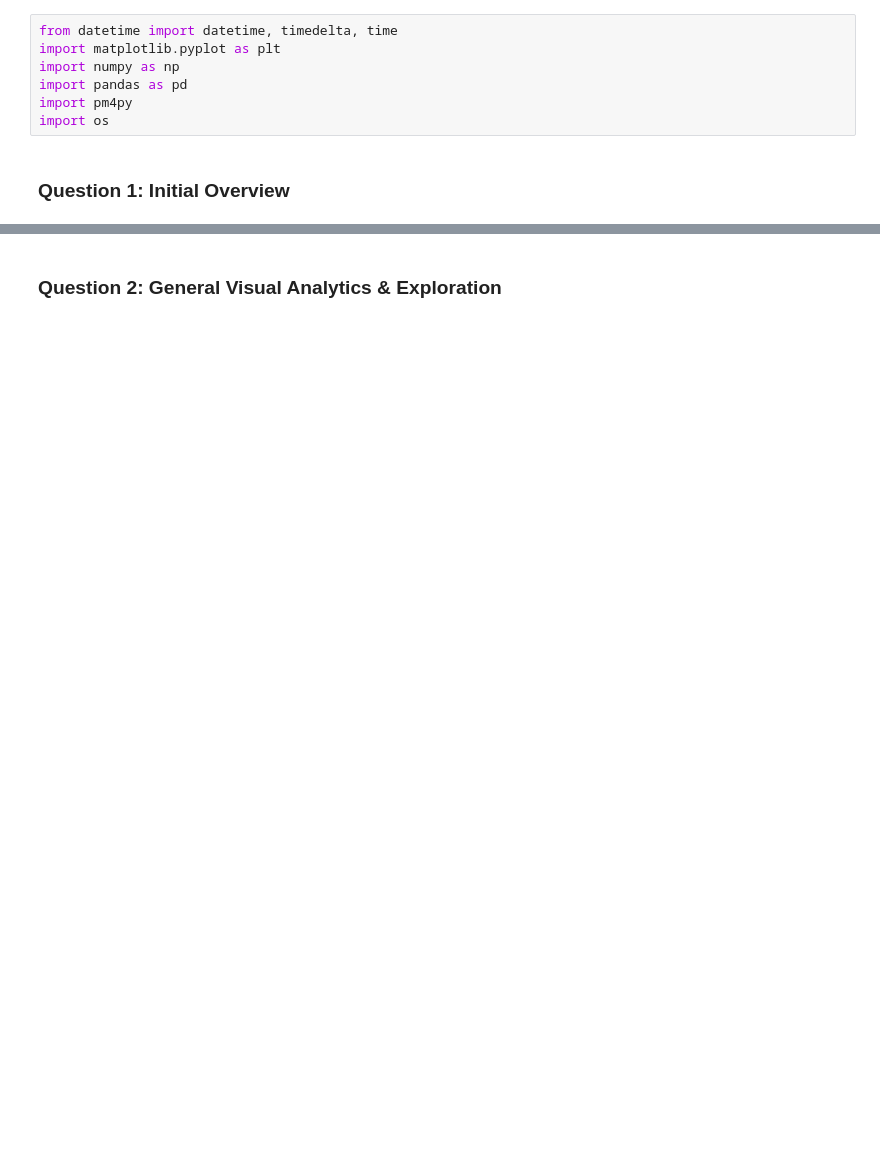
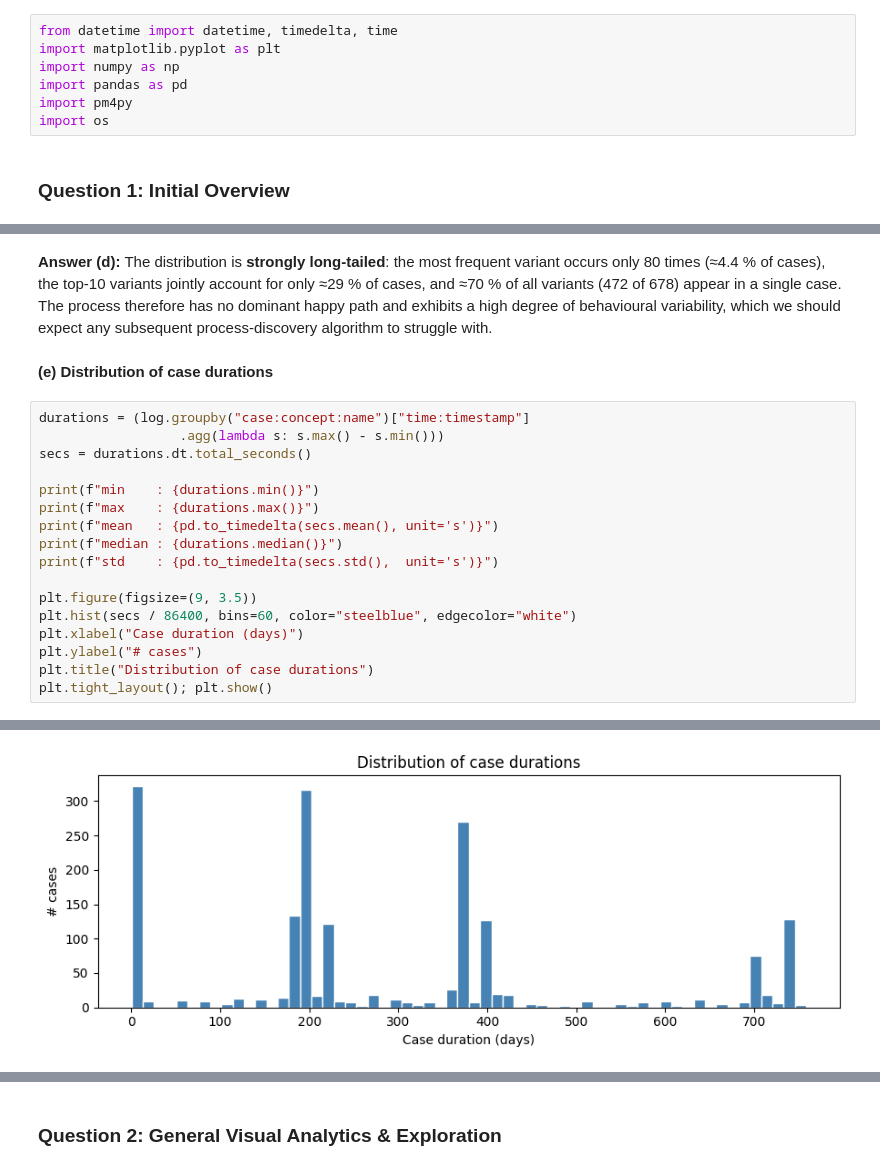
Before and after one commit to y2knz/apwmgroup1, a Jupyter notebook: group_1_notebook.ipynb, the cells around one changed output, grey strips where cells are left out. Cells and saved outputs as stored; diff of their text form; blank space fills up the shorter version.

```diff
--- a/group_1_notebook.ipynb
+++ b/group_1_notebook.ipynb
@@ -9,0 +162,22 @@ import os
+# %% [markdown]
+**Answer (d):** The distribution is **strongly long-tailed**: the most frequent variant occurs only 80 times (≈4.4 % of cases), the top-10 variants jointly account for only ≈29 % of cases, and ≈70 % of all variants (472 of 678) appear in a single case. The process therefore has no dominant happy path and exhibits a high degree of behavioural variability, which we should expect any subsequent process-discovery algorithm to struggle with.
+# %% [markdown]
+**(e) Distribution of case durations**
+# %%
+durations = (log.groupby("case:concept:name")["time:timestamp"]
+                  .agg(lambda s: s.max() - s.min()))
+secs = durations.dt.total_seconds()
+
+print(f"min    : {durations.min()}")
+print(f"max    : {durations.max()}")
+print(f"mean   : {pd.to_timedelta(secs.mean(), unit='s')}")
+print(f"median : {durations.median()}")
+print(f"std    : {pd.to_timedelta(secs.std(),  unit='s')}")
+
+plt.figure(figsize=(9, 3.5))
+plt.hist(secs / 86400, bins=60, color="steelblue", edgecolor="white")
+plt.xlabel("Case duration (days)")
+plt.ylabel("# cases")
+plt.title("Distribution of case durations")
+plt.tight_layout(); plt.show()
+# %% [output]
@@ -9,0 +189 @@ import os
+[figure, added]
```
Also changed, not shown: parts of 59 cells of this notebook.
